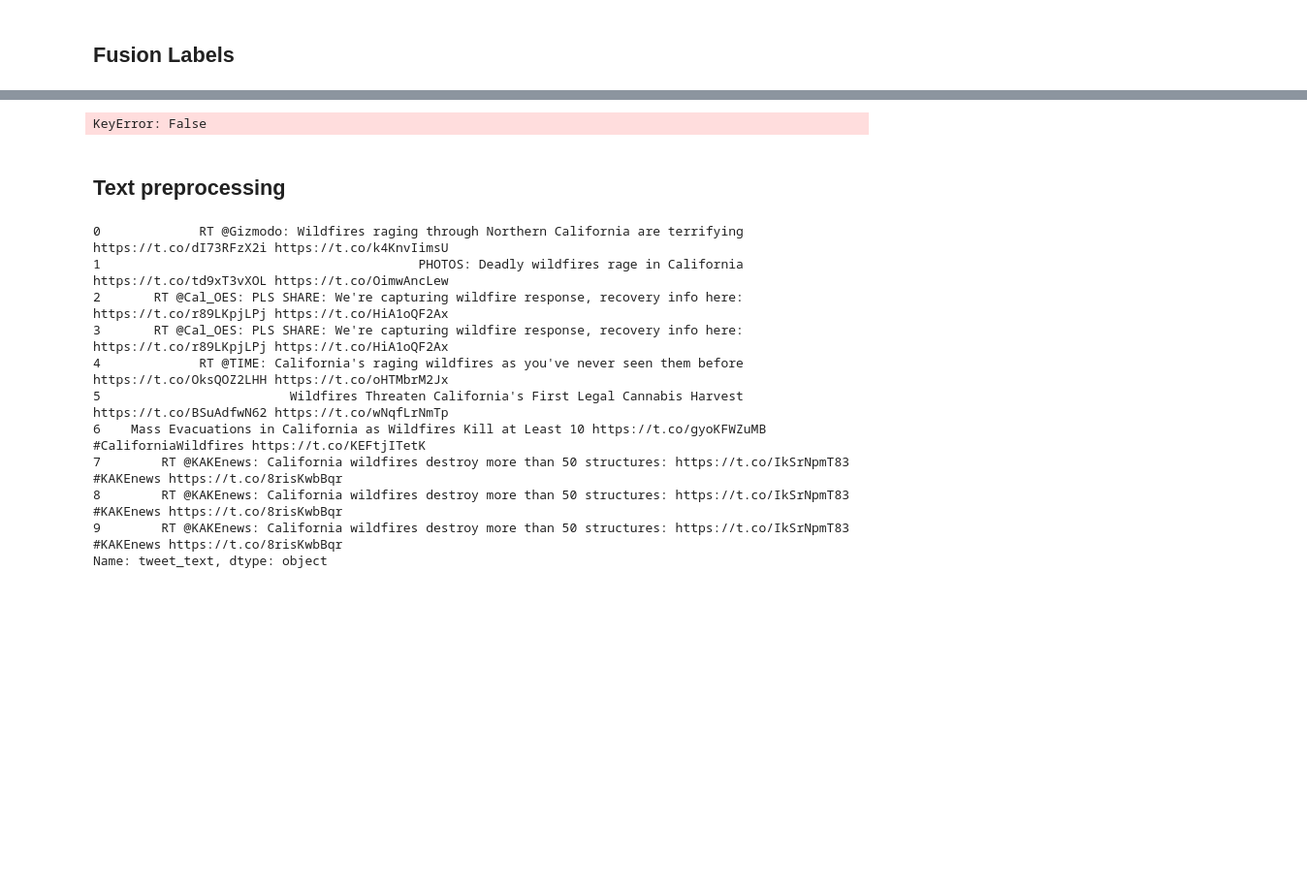
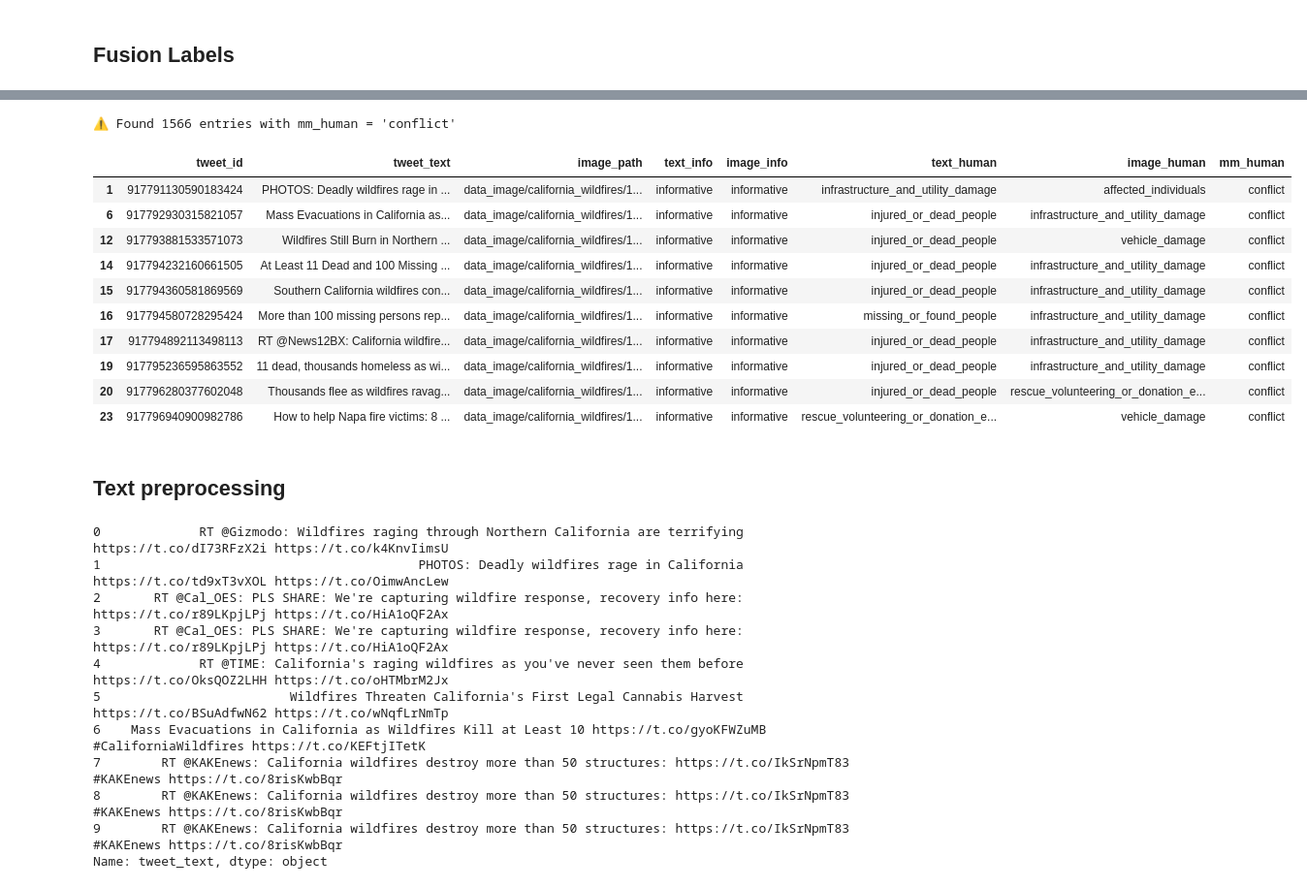
Before and after one commit to andreaceto/multimodal-crisis-classification, a Jupyter notebook: 01_preprocessing.ipynb, the cells around one changed output, grey strips where cells are left out. Shown at 97% size. Saved outputs shown, nothing was run; the diff lists cells and outputs as text; code cells hidden in the pictures; blank space fills up the shorter version.

```diff
--- a/01_preprocessing.ipynb
+++ b/01_preprocessing.ipynb
@@ -165,7 +162,7 @@ for col in ["image_info", "image_human", "image_damage"]:
 		df.groupby("img_hash_str")[col].transform(lambda g: g.mode().iloc[0] if not g.mode().empty else g.iloc[0])
 	)
 
-# Mark image duplicates to go to test set
-df.loc[df["img_hash_str"].isin(duplicate_hashes), "force_test"] = True
+# Mark only the second and subsequent occurrences of each img_hash_str as duplicate
+df["image_dup"] = df.duplicated(subset=["img_hash_str"], keep="first")
 # %%
 # Image hash duplication stats
@@ -212,3 +211,34 @@ df["mm_human"] = df.apply(fuse_human, axis=1)
+# %%
+def fuse_human(row):
+    t_info, i_info = row["text_info"], row["image_info"]
+    t_hum, i_hum = row["text_human"], row["image_human"]
+
+    # Rule 1: if one modality is not informative, take human label from the informative one
+    if t_info == "not informative" and i_info == "informative":
+        return i_hum
+    if i_info == "not informative" and t_info == "informative":
+        return t_hum
+
+    # Rule 2: if one of the two human labels is 'not_humanitarian', return the other
+    if t_hum == "not_humanitarian" and i_hum != "not_humanitarian":
+        return i_hum
+    if i_hum == "not_humanitarian" and t_hum != "not_humanitarian":
+        return t_hum
+
+	# Rule 3: if one of the two human labels is 'other_relevant_information', return the other
+    if t_hum == "other_relevant_information" and i_hum != "other_relevant_information":
+        return i_hum
+    if i_hum == "other_relevant_information" and t_hum != "other_relevant_information":
+        return t_hum
+
+    # Rule 4: if both labels are the same, return it
+    if t_hum == i_hum:
+        return t_hum
+
+    # Rule 5: unresolved case
+    return "conflict"
+
+df["mm_human"] = df.apply(fuse_human, axis=1)
 # %%
 print("mm_info distribution:")
 print(df["mm_info"].value_counts(), "\n")
@@ -236,8 +266,25 @@ missing_or_found_people                       2
 Name: count, dtype: int64
-# %%
-df[["mm_human"]=="conflict"].head(10)
-# %% [output]
-KeyError: False
+# %%
+# Show examples with mm_human == 'conflict'
+conflict_examples = df[df["mm_human"] == "conflict"]
+
+print(f"⚠️ Found {len(conflict_examples)} entries with mm_human = 'conflict'")
+display(conflict_examples[
+    ["tweet_id", "tweet_text", "image_path", "text_info", "image_info", "text_human", "image_human", "mm_human"]
+].head(10))
+# %% [output]
+⚠️ Found 1566 entries with mm_human = 'conflict'
+|  | tweet_id | tweet_text | image_path | text_info | image_info | text_human | image_human | mm_human |
+| 1 | 917791130590183424 | PHOTOS: Deadly wildfires rage in ... | data_image/california_wildfires/1... | informative | informative | infrastructure_and_utility_damage | affected_individuals | conflict |
+| 6 | 917792930315821057 | Mass Evacuations in California as... | data_image/california_wildfires/1... | informative | informative | injured_or_dead_people | infrastructure_and_utility_damage | conflict |
+| 12 | 917793881533571073 | Wildfires Still Burn in Northern ... | data_image/california_wildfires/1... | informative | informative | injured_or_dead_people | vehicle_damage | conflict |
+| 14 | 917794232160661505 | At Least 11 Dead and 100 Missing ... | data_image/california_wildfires/1... | informative | informative | injured_or_dead_people | infrastructure_and_utility_damage | conflict |
+| 15 | 917794360581869569 | Southern California wildfires con... | data_image/california_wildfires/1... | informative | informative | injured_or_dead_people | infrastructure_and_utility_damage | conflict |
+| 16 | 917794580728295424 | More than 100 missing persons rep... | data_image/california_wildfires/1... | informative | informative | missing_or_found_people | infrastructure_and_utility_damage | conflict |
+| 17 | 917794892113498113 | RT @News12BX: California wildfire... | data_image/california_wildfires/1... | informative | informative | injured_or_dead_people | infrastructure_and_utility_damage | conflict |
+| 19 | 917795236595863552 | 11 dead, thousands homeless as wi... | data_image/california_wildfires/1... | informative | informative | injured_or_dead_people | infrastructure_and_utility_damage | conflict |
+| 20 | 917796280377602048 | Thousands flee as wildfires ravag... | data_image/california_wildfires/1... | informative | informative | injured_or_dead_people | rescue_volunteering_or_donation_e... | conflict |
+| 23 | 917796940900982786 | How to help Napa fire victims: 8 ... | data_image/california_wildfires/1... | informative | informative | rescue_volunteering_or_donation_e... | vehicle_damage | conflict |
 # %% [markdown]
 ## Text preprocessing
 # %%
```
Also changed, not shown: parts of 11 cells of this notebook, 1 other file.
